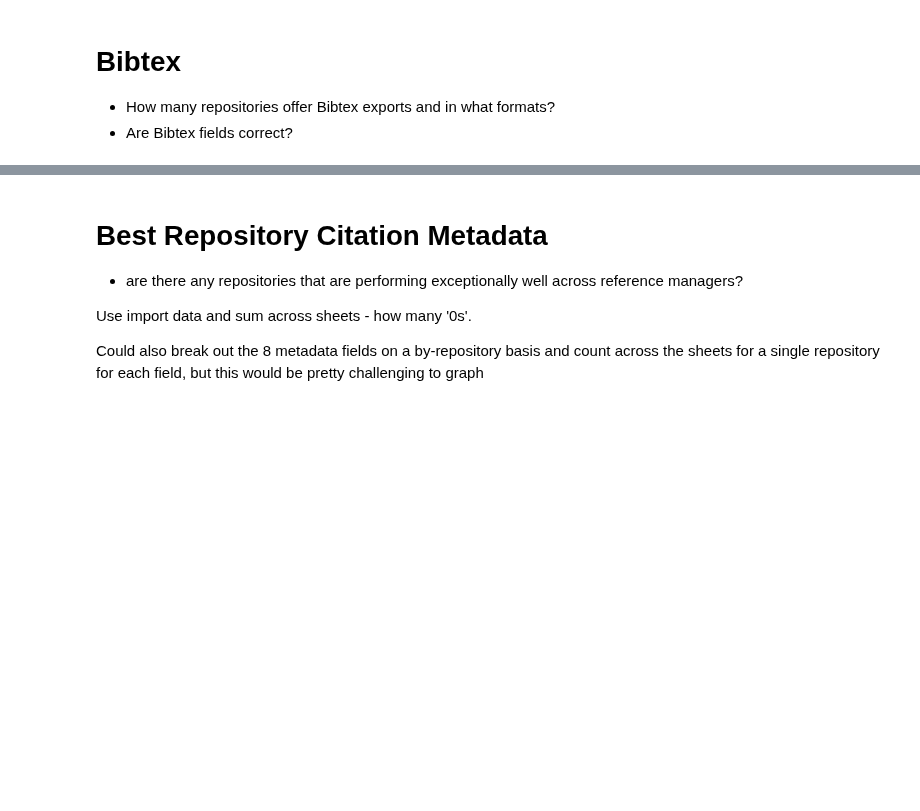
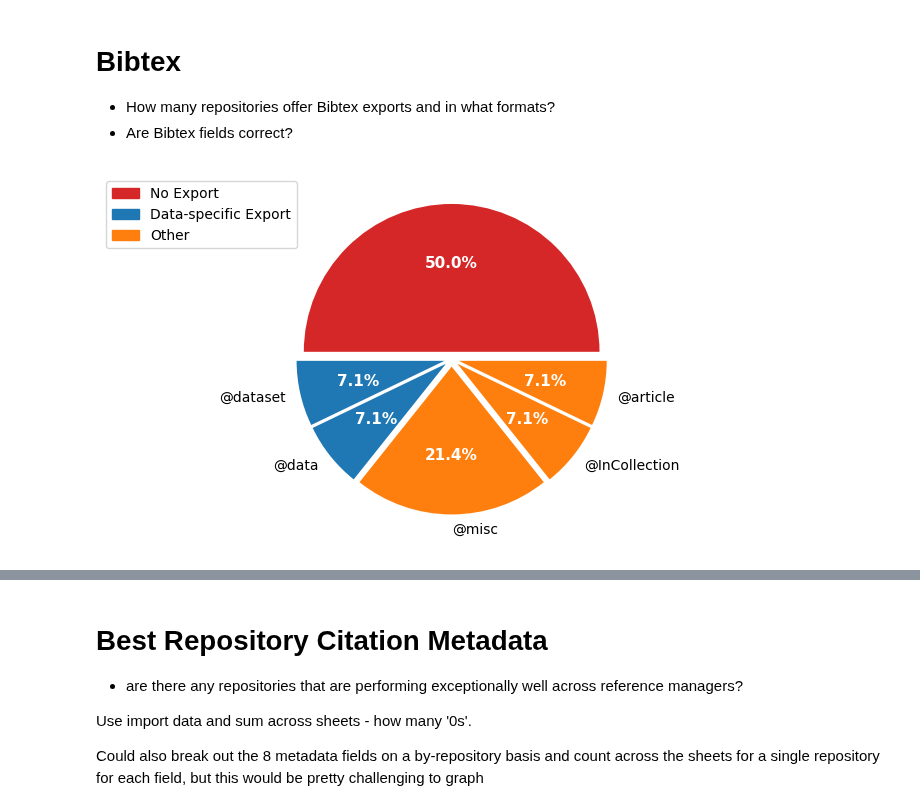
Before and after one commit to kvrouwenvelder/reference-manager-analysis, a Jupyter notebook: reference-manager-citations-ESIP.ipynb, the cells around one changed output, grey strips where cells are left out. Saved outputs shown, nothing was run; the diff lists cells and outputs as text; code cells hidden in the pictures; blank space fills up the shorter version.

```diff
--- a/reference-manager-citations-ESIP.ipynb
+++ b/reference-manager-citations-ESIP.ipynb
@@ -355,38 +345,53 @@ sum_bibtex = len(bibtex['export-exists'])-sum_no_bibtex
 bibtex_na = bibtex[bibtex['export-exists'].isna()]
 bibtex_dataset = bibtex[bibtex['export-file-type']=='dataset']
 bibtex_misc = bibtex[bibtex['export-file-type'].str.contains('misc', na=False)]
 bibtex_data = bibtex[bibtex['export-file-type']=='data']
 bibtex_incoll = bibtex[bibtex['export-file-type'].str.contains('incollection', na=False)]
 bibtex_article = bibtex[bibtex['export-file-type'].str.contains('article', na=False)]
 
 
 # # bar chart for bibtex or NO
 # fig, ax = plt.subplots()
 # ax.bar([1,2], [sum_bibtex, sum_no_bibtex], label = 'Correct')
 
-labels = ['No Export','@dataset','@misc','@data','@InCollection','@article']
-sizes = [len(bibtex_na['export-exists']), len(bibtex_dataset['export-exists']),len(bibtex_misc['export-exists']),
-         len(bibtex_data['export-exists']),len(bibtex_incoll['export-exists']),len(bibtex_article['export-exists'])]
-colors = ['tab:red','tab:blue','tab:orange','tab:blue','tab:grey','tab:orange'] # colors corresp. to correctness
+labels = ['','@dataset','@data','@misc','@InCollection','@article']
+sizes = [len(bibtex_na['export-exists']), len(bibtex_dataset['export-exists']),
+         len(bibtex_data['export-exists']),len(bibtex_misc['export-exists']),
+         len(bibtex_incoll['export-exists']),len(bibtex_article['export-exists'])]
+colors = ['tab:red','tab:blue','tab:blue','tab:orange','tab:orange','tab:orange'] # colors corresp. to correctness
+
+# set explode
+explode = (0.05, 0.05, 0.05, 0.05, 0.05, 0.05)
 
 # Plot pie chart
 fig1, ax1 = plt.subplots()
-patches, texts, autotexts = ax1.pie(sizes, labels=labels, autopct='%1.1f%%', colors = colors)
+patches, texts, autotexts = ax1.pie(sizes, explode = explode, labels=labels, autopct='%1.1f%%', colors = colors)
 
 # set inside label parameters: color, size, weight
 # Color = white
 for autotext in autotexts:
     autotext.set_color('white')
 
 # weight and size
 plt.setp(autotexts, size=11, weight = 'bold')
 
+# legend
+import matplotlib.patches as mpatches
+
+red_patch = mpatches.Patch(color='tab:red', label='No Export')
+blue_patch = mpatches.Patch(color = 'tab:blue', label = 'Data-specific Export')
+orange_patch = mpatches.Patch(color = 'tab:orange', label = 'Other')
+
+ax1.legend(handles=[red_patch, blue_patch, orange_patch],bbox_to_anchor = (0.1, 1))
+
 # show graph
 plt.show()
 
 # Save fig
 
 fig.savefig((filepath+filename+filename2+'_pie'+'.png'),dpi=300,bbox_inches='tight')
+# %% [output]
+[figure, added]
 # %%
 # Filename
 
```
Also changed, not shown: parts of 13 cells of this notebook.
